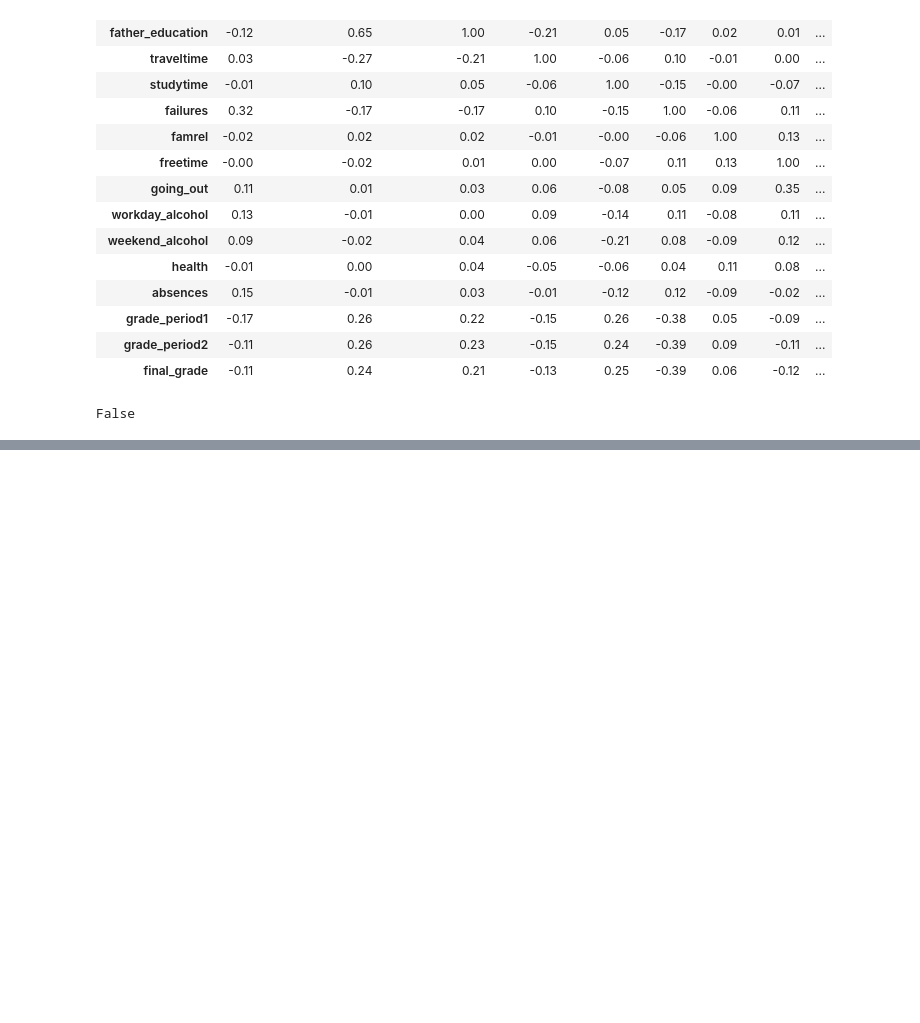
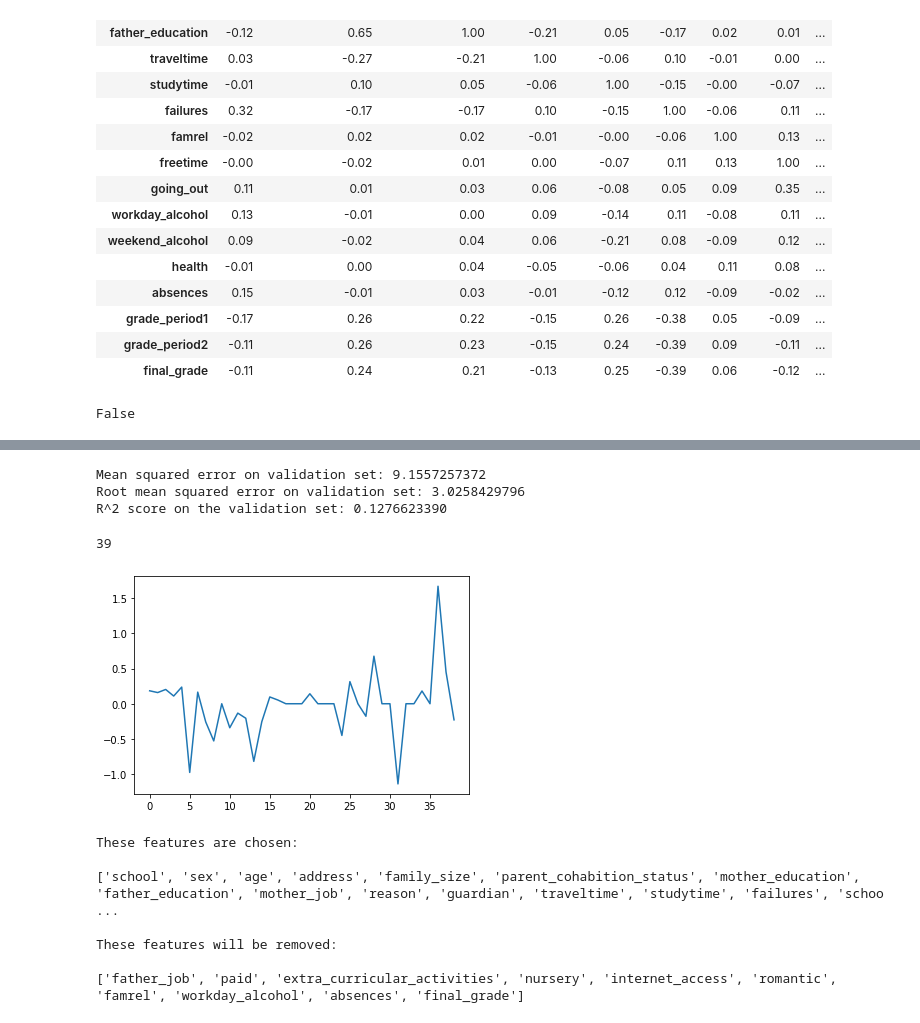
Before and after one commit to Kajlid/Final-project-Machine_Learning, a Jupyter notebook: project_Kajsas_file.ipynb, the cells around one changed output, grey strips where cells are left out. Cells and saved outputs as stored; diff of their text form; code cells hidden in the pictures; blank space fills up the shorter version.

Commit message:
I did some tuning, but get pretty bad accuracies

```diff
--- a/project_Kajsas_file.ipynb
+++ b/project_Kajsas_file.ipynb
@@ -90,7 +91,8 @@ print(data.isnull().values.any())    # checking so there isn't any NaNs in the d
 # %% [output]
 False
 # %%
-numerical_columns = ['age', 'mother_education', 'father_education', 'traveltime', 'studytime', 'failures', 'famrel', 'freetime', 'going_out', 'workday_alcohol', 'weekend_alcohol', 'health', 'absences', 'final_grade']
+numerical_columns = ['age', 'mother_education', 'father_education', 'traveltime', 'studytime', 'failures', 'famrel', 'freetime', 'going_out', 'workday_alcohol', 'weekend_alcohol', 'health', 'absences']
+target = ['final_grade']
 # there are 14 numerical attributes.
 # %%
 # Get the dummies so that it is easier to work.
@@ -99,7 +101,7 @@ numerical_columns = ['age', 'mother_education', 'father_education', 'traveltime'
 # categorical_columns = data.select_dtypes('object')
 categorical_columns = ['school', 'sex', 'family_size', 'parent_cohabition_status', 'mother_job', 'father_job', 'reason', 'guardian', 'school_support', 'family_support', 'paid', 'extra_curricular_activities', 'nursery', 'higher', 'internet_access', 'romantic']
 
-data = pd.get_dummies(data, drop_first=True)
+"""data = pd.get_dummies(data, drop_first=True)
 data.columns
 data.describe()
 
@@ -115,5 +117,5 @@ for column in numerical_columns:
   data.append(scaled_dataframe[column])
   data[column] = scaled_dataframe[column]
 
-data
+data"""
 # %% [output]
@@ -213,0 +209,49 @@ Alpha value we will use: 0.004
+# %%
+# Let's evaluate how well the model did
+
+mse_tot = mean_squared_error(y_val, yhat_tot_lasso)
+
+print("Mean squared error on validation set: %.10f" % mse_tot)
+
+rmse_tot = mean_squared_error(y_val, yhat_tot_lasso, squared = False)
+
+print("Root mean squared error on validation set: %.10f" % rmse_tot)  # RMSE measures the average difference between values predicted by a model and the actual values.
+# The lower the RMSE, the better a given model is able to “fit” a dataset.
+
+r2_tot_score = r2_score(y_val, yhat_tot_lasso)   # Coefficient of determination. Best possible r2 score is 1.0. The R^2 score is a measure of how well the regression model explains the variance in the data
+print("R^2 score on the validation set: %.10f" % r2_tot_score)
+
+# These scores are pretty bad, but we might improve the accuracy with feature selection
+# %% [output]
+Mean squared error on validation set: 9.1557257372
+Root mean squared error on validation set: 3.0258429796
+R^2 score on the validation set: 0.1276623390
+# %%
+coefficients = lasso_model_total.coef_
+print(len(coefficients))
+plt.plot(range(len(coefficients)), coefficients)
+plt.show()
+chosen_features = []
+removed_features = []
+
+for i in range(31):
+    if coefficients[i] != 0:
+        chosen_features.append(data.columns[i])
+    else:
+        removed_features.append(data.columns[i])
+
+print('\n' + 'These features are chosen:' + '\n')
+print(chosen_features)
+
+print('\n' + 'These features will be removed:' + '\n')
+print(removed_features)
+# %% [output]
+39
+[figure, added]
+These features are chosen:
+
+['school', 'sex', 'age', 'address', 'family_size', 'parent_cohabition_status', 'mother_education', 'father_education', 'mother_job', 'reason', 'guardian', 'traveltime', 'studytime', 'failures', 'schoo ...
+
+These features will be removed:
+
+['father_job', 'paid', 'extra_curricular_activities', 'nursery', 'internet_access', 'romantic', 'famrel', 'workday_alcohol', 'absences', 'final_grade']
```
Also changed, not shown: parts of 15 cells of this notebook.
